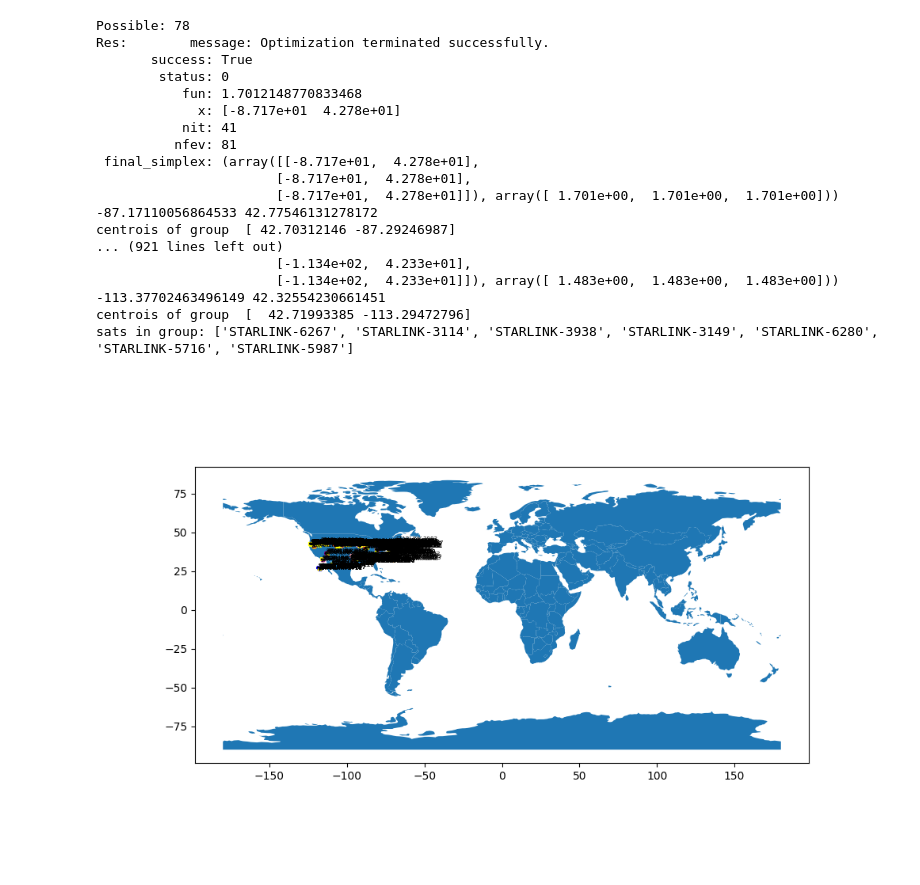
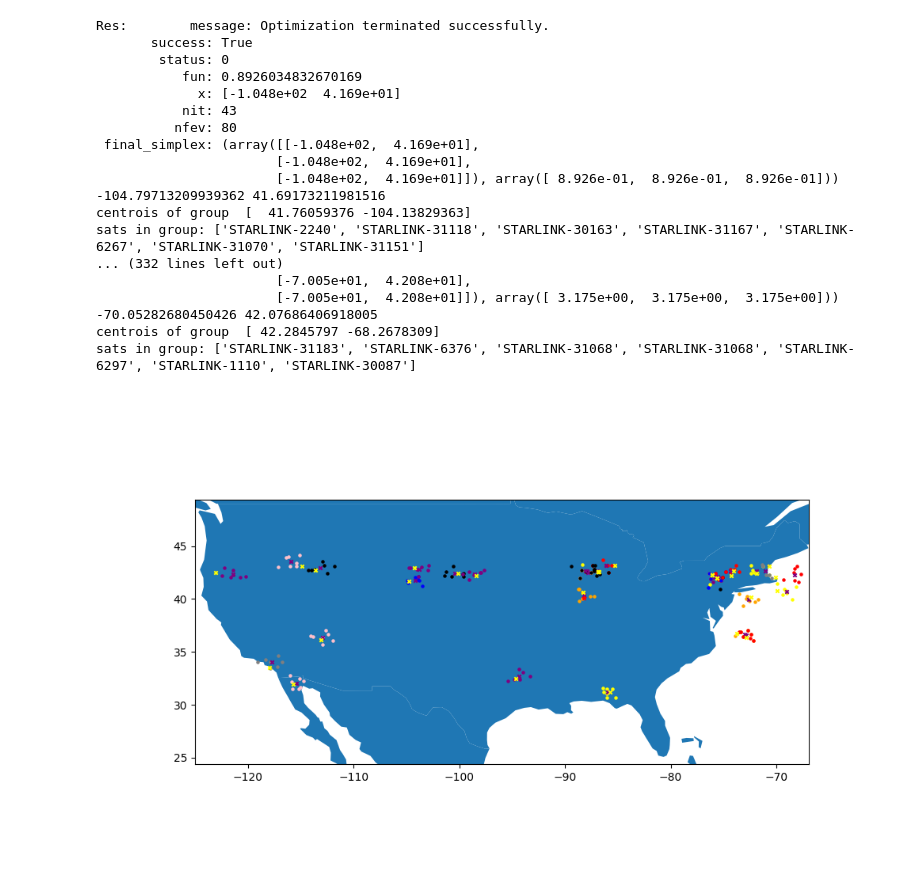
Before and after one commit to ConnectedSystemsLab/starloc_preproc, a Jupyter notebook: Starloc/sat_id.ipynb, the cells around one changed output. Cells and saved outputs as stored; diff of their text form; code cells hidden in the pictures.

```diff
--- a/Starloc/sat_id.ipynb
+++ b/Starloc/sat_id.ipynb
@@ -28,23 +27,22 @@ def sum_dist(point, sattrajs_coeffs):
 # %%
 file_path = '/home/ishani/LeoPNT/USRP_data/2_20/utctime_20Feb2024_23_19_57_freq_11_325G_bw_2.0M_ts_1708471197.0514207_inrx0.dat'
 ts = load.timescale()
-satellites = load.tle_file('/home/ishani/LeoPNT/USRP_data/2_20/utctime_20Feb2024_23_19_38_starlink.tle')
+satellites = load.tle_file('/home/ishani/LeoPNT/starlink_ofdm/Starloc/20Feb2024_23_19/Starlink.tle')
 start_time = datetime.fromtimestamp(float(file_path.split('_')[-2]), tz=pytz.utc)
 print('Start Time:', start_time)
-# # load sat_dopp_dict from phase_comp.mat
-# mat = sio.loadmat('/home/ishani/LeoPNT/starlink_ofdm/Starloc/results/20Feb2024_23_19/phase_comp.mat')
-# tracked_peaks = mat['dopp_track_dict'][0]
-# time_arr = []
-# for arr in tracked_peaks:
-#     time = np.median(np.real(arr[:,0]))
-#     time_arr.append(time)
-# time_arr.append(580.0)
-# # sort time_arr
-# time_arr = sorted(time_arr)
-# # print('Time Arr:', time_arr)
-time_arr = [210.39600049999999, 253.6900005, 305.07300050000003, 285.54400050000004, 341.0160005, 660.8060005, 808.7960005]
+# load sat_dopp_dict from phase_comp.mat
+mat = sio.loadmat('/home/ishani/LeoPNT/starlink_ofdm/Starloc/20Feb2024_23_19/phase_comp.mat')
+tracked_peaks = mat['dopp_track_dict'][0]
+time_arr = []
+for arr in tracked_peaks:
+    time = np.median(np.real(arr[:,0]))
+    time_arr.append(time)
+## time_arr.append(580.0)
+# sort time_arr
 time_arr = sorted(time_arr)
-# shuffle time_arr
+# print('Time Arr:', time_arr)
+# time_arr = [210.39600049999999, 253.6900005, 305.07300050000003, 285.54400050000004, 341.0160005, 660.8060005, 808.7960005]
+time_arr = sorted(time_arr)
 time_arr = np.array(time_arr)
 sat_visible_time_arr = ts.utc(start_time.year, start_time.month, start_time.day,
         start_time.hour, start_time.minute, start_time.second+start_time.microsecond/1e6+time_arr)
@@ -91,7 +89,7 @@ for subset_idx,gs_subset in enumerate(gs_superset[1:]):
         min_dist, min_dist_idx = np.min(dist), np.argmin(dist)
         # print('Min Dist:', min_dist, "Point", point, "Coordinates:", gs_subset[min_dist_idx])
         # if the minimum distance is less than 100 km, add the point to the current centroid, else add the point as a new centroid
-        if min_dist < 150:
+        if min_dist < 140:
             gs_centroids_[i].append([gs_subset[min_dist_idx][0], gs_subset[min_dist_idx][1]])
             sat_init_groups[i].append(sat_superset[subset_idx+1][min_dist_idx])
         else:
@@ -107,9 +105,12 @@ for subset_idx,gs_subset in enumerate(gs_superset[1:]):
 world = gpd.read_file(gpd.datasets.get_path('naturalearth_lowres'))
 fig, ax = plt.subplots(1, 1, figsize=(10, 6))
 world.plot(ax=ax)
+ax.set_xlim([-125.0, -66.93457])
+ax.set_ylim([24.396308, 49.384358])
 color = ['red', 'blue', 'grey', 'yellow', 'orange', 'purple', 'pink', 'black']
 possible = 0
 remove_set = []
+coarse_gs = []
 print('LEN GS Centroids:', len(gs_centroids))
 for i,sets in enumerate(gs_centroids):
     if len(sets) < len(time_arr):
@@ -121,6 +122,7 @@ for i,sets in enumerate(gs_centroids):
     ax.scatter(sets[:,1], sets[:,0], c=color[int(i%len(color))], s=5)
     # also plot the centroid
     centroid = np.mean(sets, axis=0)
+    coarse_gs.append(centroid)
     ax.scatter(centroid[1], centroid[0], c='purple', marker='x', s=10)
 ax.scatter(-88.20952606201173, 40.07216262817384, c='red', marker='*',s=15)
 print('Possible:', possible)
@@ -142,8 +144,8 @@ for gp_idx,group in enumerate(sat_init_groups):
         subpoints = wgs84.latlon_of(sat.at(single_sat_time_arr))
         x = subpoints[1].degrees # longitudes
         y = subpoints[0].degrees # latitudes
-        plt.plot(x, y, '--', color='black')
-        plt.text(x[-1], y[-1], sat.name, fontsize=5, color='black')
+        # plt.plot(x, y, '--', color='black')
+        # plt.text(x[-1], y[-1], sat.name, fontsize=5, color='black')
         # polyfit line to x,y
         sat_traj_line = np.polyfit(x, y, 1)
         # print('Satellite Trajectory Line slope:', sat_traj_line[0], "Intercept:", sat_traj_line[1])
@@ -178,18 +181,18 @@ LEN GS Centroids: 740
-Possible: 78
 Res:        message: Optimization terminated successfully.
        success: True
         status: 0
-           fun: 1.7012148770833468
-             x: [-8.717e+01  4.278e+01]
-           nit: 41
-          nfev: 81
- final_simplex: (array([[-8.717e+01,  4.278e+01],
-                       [-8.717e+01,  4.278e+01],
-                       [-8.717e+01,  4.278e+01]]), array([ 1.701e+00,  1.701e+00,  1.701e+00])) -87.17110056864533 42.77546131278172
-centrois of group  [ 42.70312146 -87.29246987]
-... (921 lines left out)
-                       [-1.134e+02,  4.233e+01],
-                       [-1.134e+02,  4.233e+01]]), array([ 1.483e+00,  1.483e+00,  1.483e+00])) -113.37702463496149 42.32554230661451
-centrois of group  [  42.71993385 -113.29472796]
-sats in group: ['STARLINK-6267', 'STARLINK-3114', 'STARLINK-3938', 'STARLINK-3149', 'STARLINK-6280', 'STARLINK-5716', 'STARLINK-5987']
+           fun: 0.8926034832670169
+             x: [-1.048e+02  4.169e+01]
+           nit: 43
+          nfev: 80
+ final_simplex: (array([[-1.048e+02,  4.169e+01],
+                       [-1.048e+02,  4.169e+01],
+                       [-1.048e+02,  4.169e+01]]), array([ 8.926e-01,  8.926e-01,  8.926e-01])) -104.79713209939362 41.69173211981516
+centrois of group  [  41.76059376 -104.13829363]
+sats in group: ['STARLINK-2240', 'STARLINK-31118', 'STARLINK-30163', 'STARLINK-31167', 'STARLINK-6267', 'STARLINK-31070', 'STARLINK-31151']
+... (332 lines left out)
+                       [-7.005e+01,  4.208e+01],
+                       [-7.005e+01,  4.208e+01]]), array([ 3.175e+00,  3.175e+00,  3.175e+00])) -70.05282680450426 42.07686406918005
+centrois of group  [ 42.2845797 -68.2678309]
+sats in group: ['STARLINK-31183', 'STARLINK-6376', 'STARLINK-31068', 'STARLINK-31068', 'STARLINK-6297', 'STARLINK-1110', 'STARLINK-30087']
-[figure, old version]
+[figure, new version]
```
Also changed, not shown: parts of 3 cells of this notebook, 1 other file.
